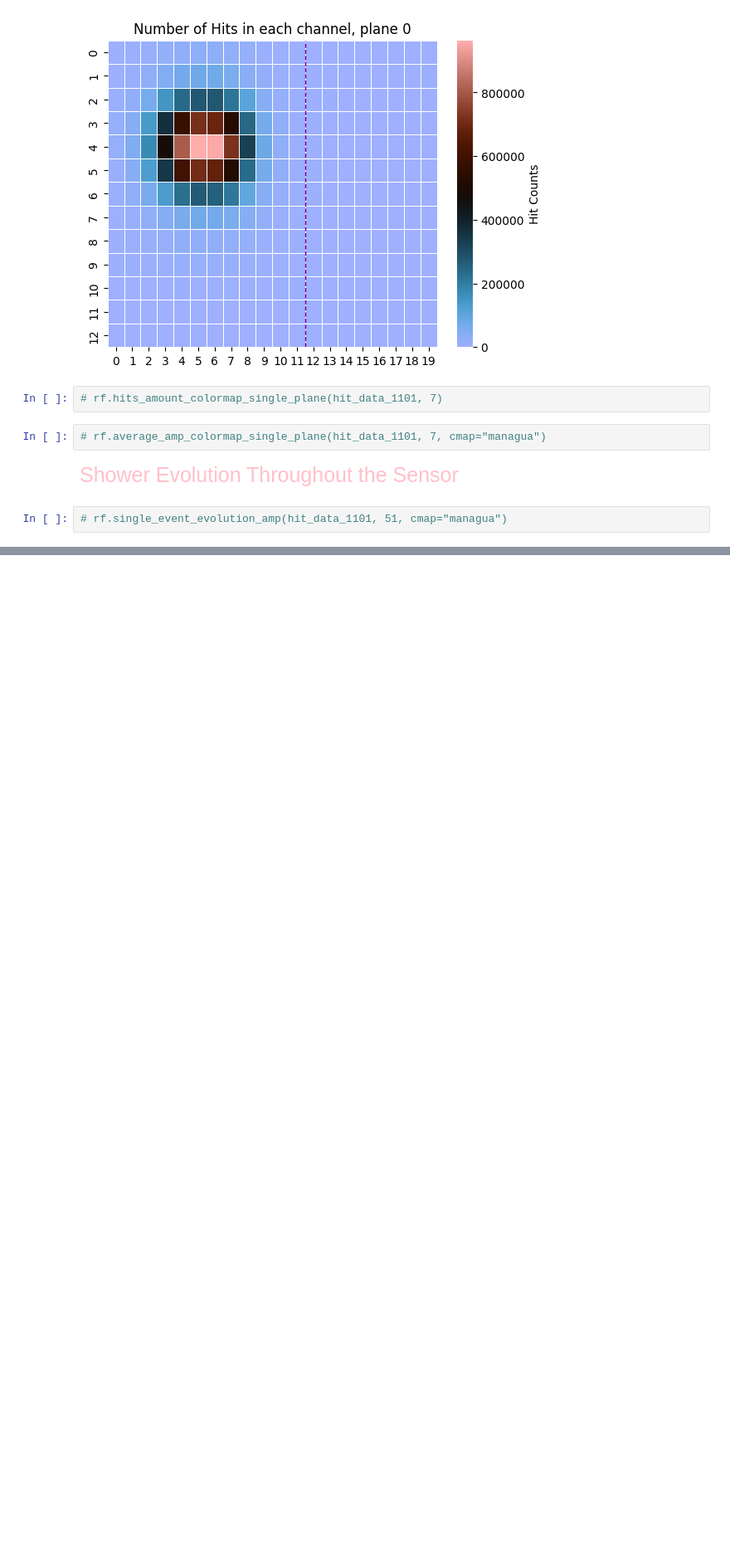
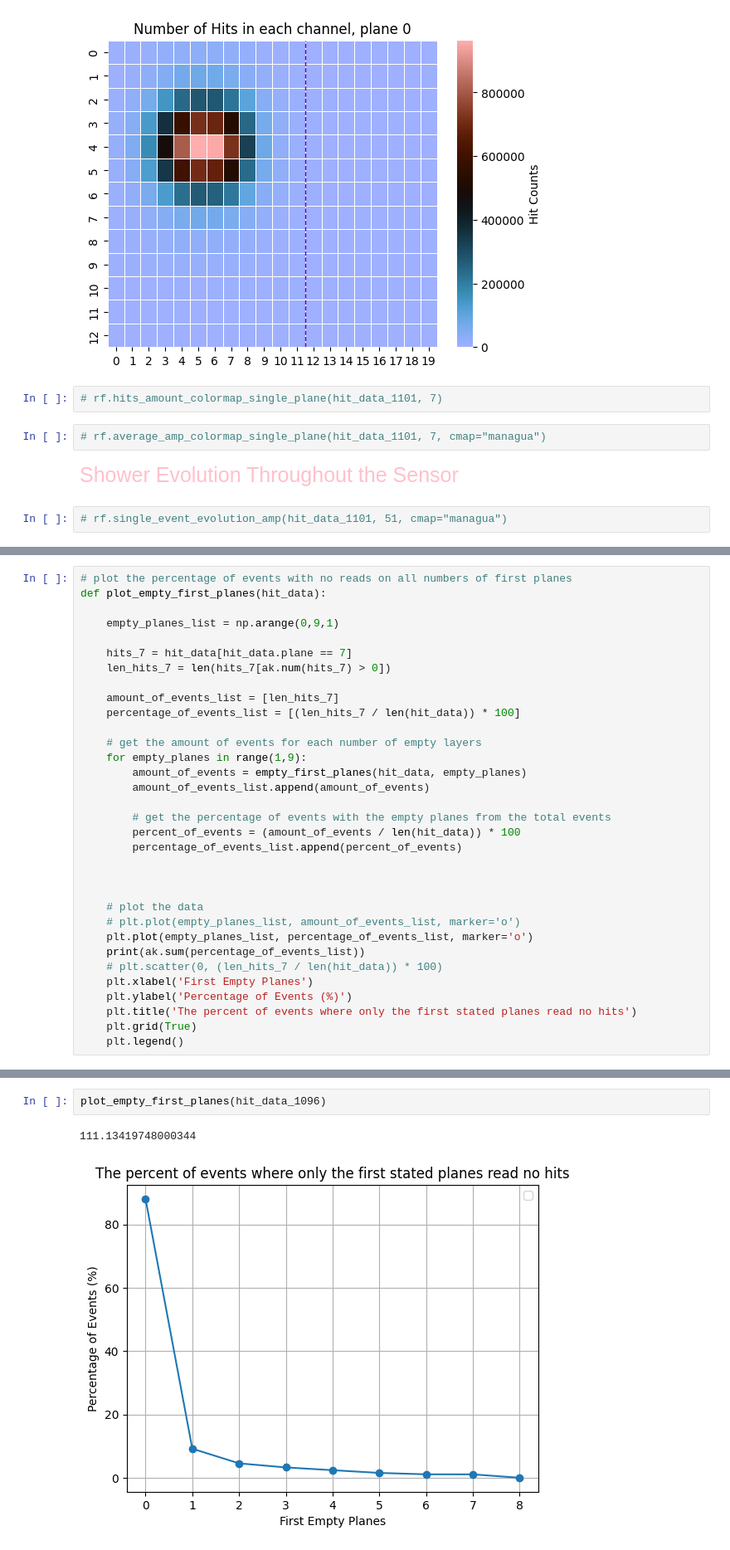
Before and after one commit to Ben-David-Ben/F-Cal-TB-Project, a Jupyter notebook: TB2025_Gap.ipynb, the cells around one changed output, grey strips where cells are left out. Shown: that part at 83% size. Cells and saved outputs as stored; diff of their text form; blank space fills up the shorter version.

```diff
--- a/TB2025_Gap.ipynb
+++ b/TB2025_Gap.ipynb
@@ -81,0 +96,33 @@ rf.single_event_evolution_amp(hit_data_1096, 9189, cmap = "managua")
+# %%
+# plot the percentage of events with no reads on all numbers of first planes
+def plot_empty_first_planes(hit_data):
+
+    empty_planes_list = np.arange(0,9,1)
+
+    hits_7 = hit_data[hit_data.plane == 7]
+    len_hits_7 = len(hits_7[ak.num(hits_7) > 0])
+
+    amount_of_events_list = [len_hits_7]
+    percentage_of_events_list = [(len_hits_7 / len(hit_data)) * 100]
+
+    # get the amount of events for each number of empty layers
+    for empty_planes in range(1,9):
+        amount_of_events = empty_first_planes(hit_data, empty_planes)
+        amount_of_events_list.append(amount_of_events)
+
+        # get the percentage of events with the empty planes from the total events
+        percent_of_events = (amount_of_events / len(hit_data)) * 100
+        percentage_of_events_list.append(percent_of_events)
+
+
+
+    # plot the data
+    # plt.plot(empty_planes_list, amount_of_events_list, marker='o')
+    plt.plot(empty_planes_list, percentage_of_events_list, marker='o')
+    print(ak.sum(percentage_of_events_list))
+    # plt.scatter(0, (len_hits_7 / len(hit_data)) * 100)
+    plt.xlabel('First Empty Planes')
+    plt.ylabel('Percentage of Events (%)')
+    plt.title('The percent of events where only the first stated planes read no hits')
+    plt.grid(True)
+    plt.legend()
@@ -81,0 +139,5 @@ rf.single_event_evolution_amp(hit_data_1096, 9189, cmap = "managua")
+# %%
+plot_empty_first_planes(hit_data_1096)
+# %% [output]
+111.13419748000344
+[figure, added]
```
Also changed, not shown: parts of 11 cells of this notebook, 1 other file.
